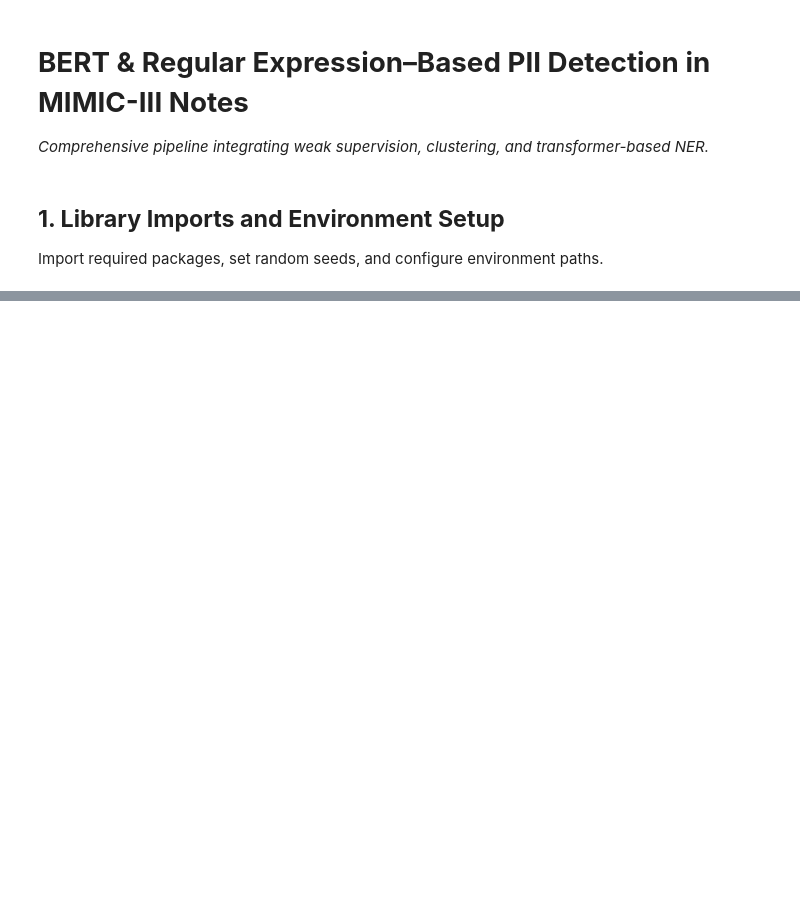
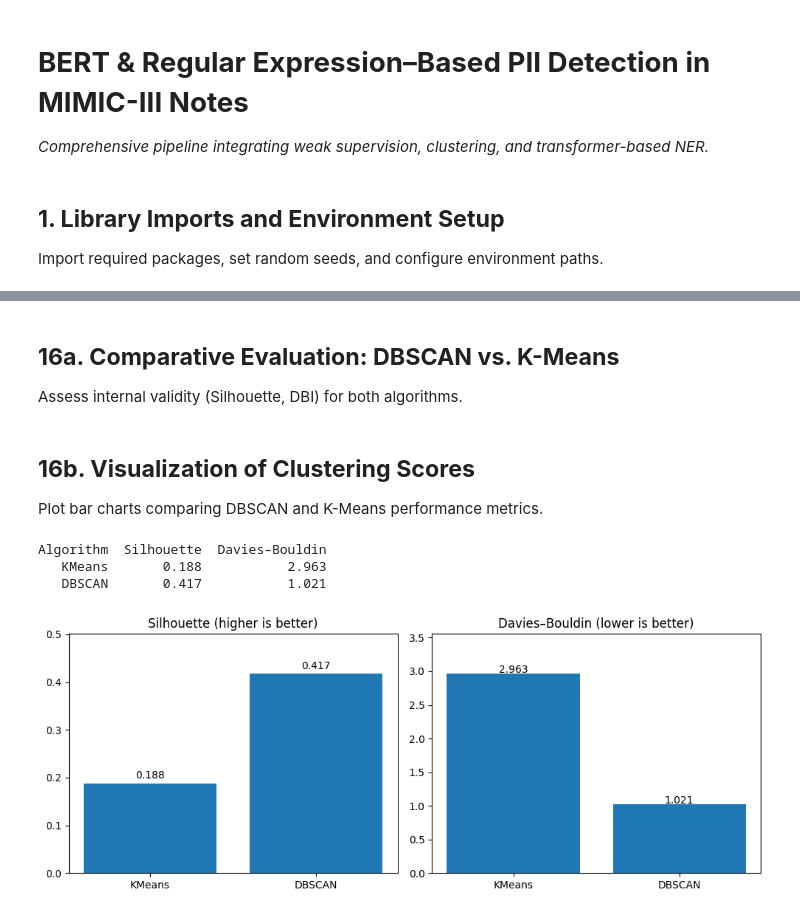
Before and after one commit to MALGOUBRI/Issah.P, a Jupyter notebook: PII.ipynb, the cells around one changed output, grey strips where cells are left out. Cells and saved outputs as stored; diff of their text form; code cells hidden in the pictures; blank space fills up the shorter version.

```diff
--- a/PII.ipynb
+++ b/PII.ipynb
@@ -20,0 +411,15 @@ from sklearn.cluster import KMeans, DBSCAN
+# %%
+# 3) Weak labels (proxy PII) – MIMIC placeholders + common PHI regexes + BERT Labels
+PII_PATTERNS = [
+    r"\[\*\*.*?\*\*\]",  # MIMIC redaction placeholders (proxy for PHI locations)
+    r"\b\d{3}-\d{2}-\d{4}\b",  # SSN
+    r"\b(?:\+?1[\s.-]?)?(?:\(\d{3}\)|\d{3})[\s.-]?\d{3}[\s.-]?\d{4}\b",  # phone
+    r"\b[A-Za-z0-9._%+-]+@[A-Za-z0-9.-]+\.[A-Za-z]{2,}\b",  # email
+    r"\b\d{1,5}\s+[A-Za-z0-9.\- ]+\s+(?:St|Street|Ave|Avenue|Rd|Road|Blvd|Lane|Ln|Dr|Drive)\b",  # address-ish
+    r"\b\d{5}(?:-\d{4})?\b"  # ZIP
+]
+rx = re.compile("|".join(PII_PATTERNS))
+notes_df["proxy_pii"] = notes_df["TEXT"].str.contains(rx).astype(int)  # 1 if any proxy PII pattern, else 0
+
+notes_df["combined_pii"] = ((notes_df["proxy_pii"] + notes_df["bert_pii"]) > 0).astype(int)
+y_true = notes_df["combined_pii"].to_numpy()
@@ -20,0 +514,3 @@ from sklearn.cluster import KMeans, DBSCAN
+# %% [markdown]
+## **16a. Comparative Evaluation: DBSCAN vs. K-Means**
+Assess internal validity (Silhouette, DBI) for both algorithms.
@@ -20,0 +554,29 @@ from sklearn.cluster import KMeans, DBSCAN
+# %% [markdown]
+## **16b. Visualization of Clustering Scores**
+Plot bar charts comparing DBSCAN and K-Means performance metrics.
+# %%
+# ---- Print scores side by side
+scores = pd.DataFrame(
+    {"Algorithm": ["KMeans", "DBSCAN"],
+     "Silhouette": [sil_km, sil_dbscan],
+     "Davies–Bouldin": [dbi_km, dbi_dbscan]}
+)
+print(scores.to_string(index=False, float_format=lambda v: f"{v:.3f}"))
+
+# ---- Bar charts: Silhouette and DBI side by side
+fig, ax = plt.subplots(1, 2, figsize=(10, 4))
+ax[0].bar(["KMeans", "DBSCAN"], [sil_km, sil_dbscan])
+ax[0].set_title("Silhouette (higher is better)"); ax[0].set_ylim(0, max(0.0, np.nanmax([sil_km, sil_dbscan]))*1.2)
+for i, v in enumerate([sil_km, sil_dbscan]):
+    if not np.isnan(v): ax[0].text(i, v + 0.01, f"{v:.3f}", ha="center")
+
+ax[1].bar(["KMeans", "DBSCAN"], [dbi_km, dbi_dbscan])
+ax[1].set_title("Davies–Bouldin (lower is better)"); ax[1].set_ylim(0, max(0.0, np.nanmax([dbi_km, dbi_dbscan]))*1.2)
+for i, v in enumerate([dbi_km, dbi_dbscan]):
+    if not np.isnan(v): ax[1].text(i, v + 0.01, f"{v:.3f}", ha="center")
+fig.tight_layout(); plt.show()
+# %% [output]
+Algorithm  Silhouette  Davies–Bouldin
+   KMeans       0.188           2.963
+   DBSCAN       0.417           1.021
+[figure, added]
```
Also changed, not shown: parts of 40 cells of this notebook.
